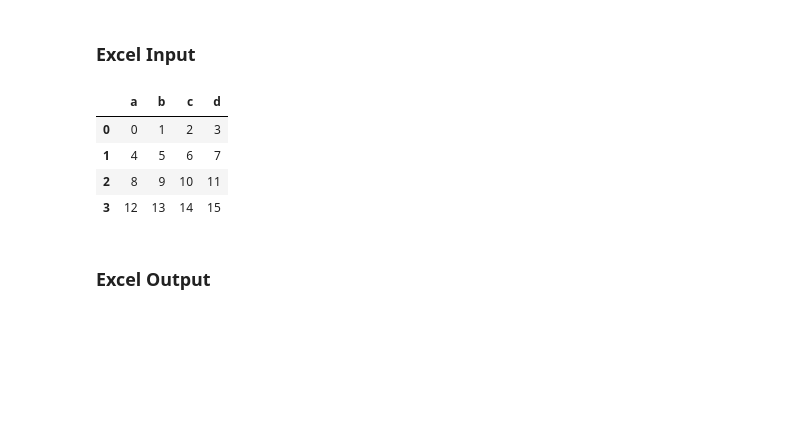
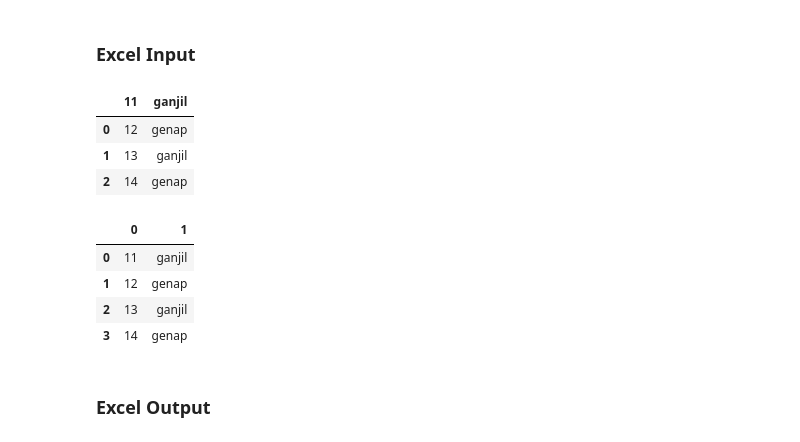
Before and after one commit to ComputingTelU/Pelatihan-Python, a Jupyter notebook: 2018/Python-for-Data-Analysis/Pandas/Data Input and Output.ipynb, the cells around one changed output. Drawn from its saved outputs; the diff is of its cells as text; code cells hidden in the pictures; blank space fills up the shorter version.

Commit message:
update pandas input output

```diff
--- a/2018/Python-for-Data-Analysis/Pandas/Data Input and Output.ipynb
+++ b/2018/Python-for-Data-Analysis/Pandas/Data Input and Output.ipynb
@@ -32,14 +40,23 @@ df.to_csv('example',index=False)
 Pandas can read and write excel files, keep in mind, this only imports data. Not formulas or images, having images or macros may cause this read_excel method to crash.
 # %% [markdown]
 ### Excel Input
-# %%
-pd.read_excel('Excel_Sample.xlsx',sheetname='Sheet1')
-# %% [output]
-|  | a | b | c | d |
-| 0 | 0 | 1 | 2 | 3 |
-| 1 | 4 | 5 | 6 | 7 |
-| 2 | 8 | 9 | 10 | 11 |
-| 3 | 12 | 13 | 14 | 15 |
+# %%
+df = pd.read_excel('input.xlsx', sheetname = 'Sheet2')
+df
+# %% [output]
+|  | 11 | ganjil |
+| 0 | 12 | genap |
+| 1 | 13 | ganjil |
+| 2 | 14 | genap |
+# %%
+df = pd.read_excel('input.xlsx', sheetname = 'Sheet2', header = None)
+df
+# %% [output]
+|  | 0 | 1 |
+| 0 | 11 | ganjil |
+| 1 | 12 | genap |
+| 2 | 13 | ganjil |
+| 3 | 14 | genap |
 # %% [markdown]
 ### Excel Output
 # %%
```
Also changed, not shown: parts of 14 cells of this notebook.
